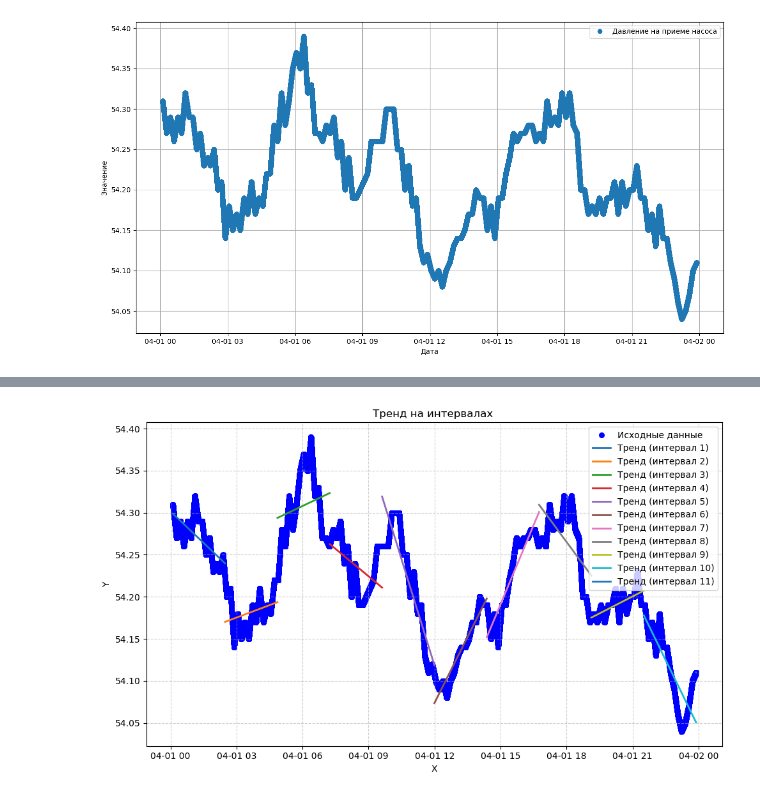
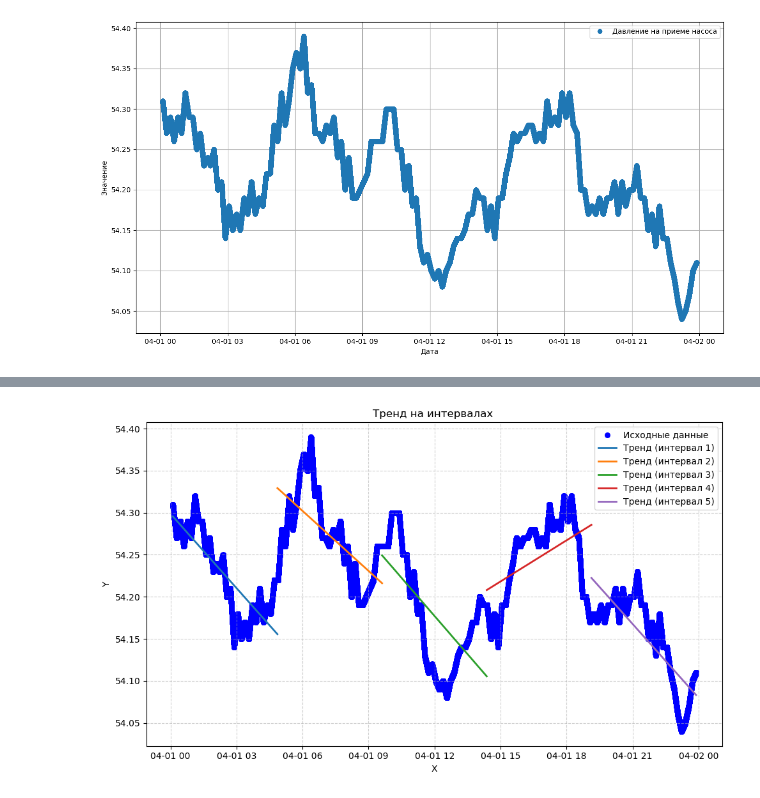
Before and after one commit to EmMUR25/work, a Jupyter notebook: Work.ipynb, the cells around one changed output, grey strips where cells are left out. Drawn from its saved outputs; the diff is of its cells as text; code cells hidden in the pictures.

```diff
--- a/Work.ipynb
+++ b/Work.ipynb
@@ -137,8 +175,11 @@ y = df['188_Value'].values
-# %%
-from trend_calculations import calculate_from_zero_to_point_paket, calculate_interval_paket
-from drawning import draw_calculations
-#array_dfs = calculate_from_zero_to_point_paket(x, y, interval = len(x)//10, method='Bspline')
-array_dfs = calculate_interval_paket(x, y, interval = len(x)//10, method= 'linreg')
-draw_calculations(x, y, array_dfs, method = 'mat')
-# %% [output]
-[figure, removed]
+# %%
+#интервальный пакет трендированный линейной регрессией, отрисовка matplot
+
+
+from trend_calculations import calculate_from_zero_to_point_paket, calculate_interval_paket
+from drawning import draw_calculations
+#array_dfs = calculate_from_zero_to_point_paket(x, y, interval = len(x)//10, method='Bspline')
+array_dfs = calculate_interval_paket(x, y, interval = len(x)//5, method= 'linreg')
+draw_calculations(x, y, array_dfs, method = 'mat')
+# %% [output]
+[figure, added]
```
Also changed, not shown: parts of 32 cells of this notebook.
